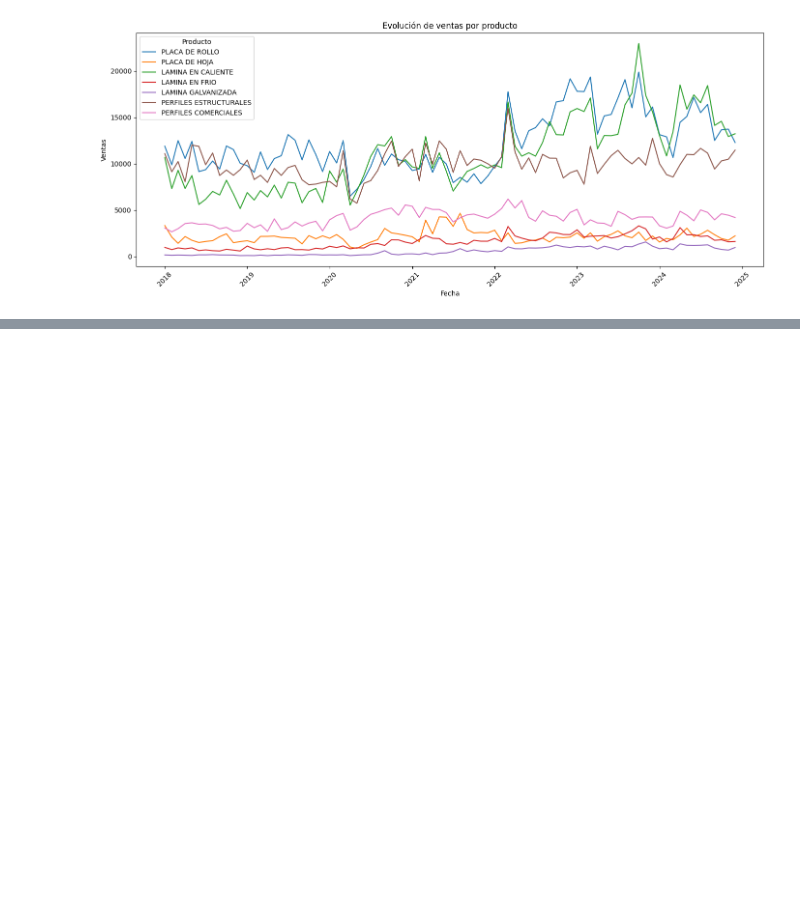
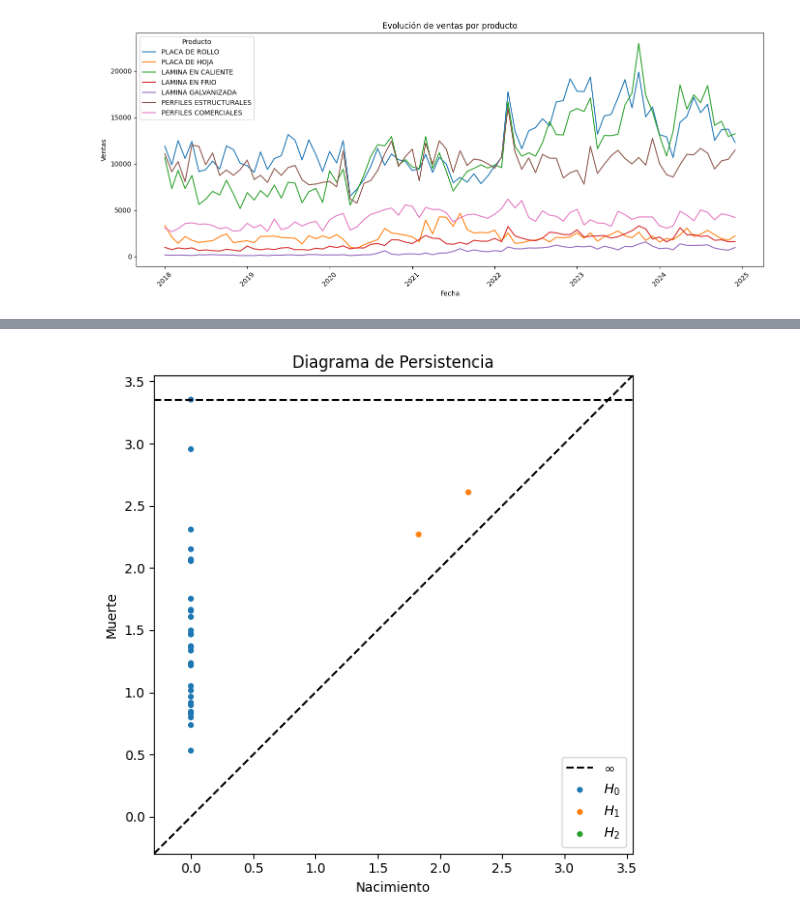
Before and after one commit to DarioAcosta24/School_002_ProyectoTopo, a Jupyter notebook: SituaciónProblema/main.ipynb, the cells around one changed output, grey strips where cells are left out. Saved outputs shown, nothing was run; the diff lists cells and outputs as text; code cells hidden in the pictures; blank space fills up the shorter version.

```diff
--- a/SituaciónProblema/main.ipynb
+++ b/SituaciónProblema/main.ipynb
@@ -200,0 +254,5 @@ plt.show()
+# %%
+df["cluster"] = labels
+numeric_cols = df.select_dtypes(include='number').columns
+resumen_clusters = df.groupby("cluster")[numeric_cols].mean()
+print(resumen_clusters)
@@ -200,0 +381,24 @@ plt.show()
+# %%
+# Escalar los datos
+X = df[features].dropna()
+scaler = StandardScaler()
+X_scaled = scaler.fit_transform(X)
+
+# Calcular homología persistente
+diagrams = ripser(X_scaled, maxdim=2)['dgms']
+
+# Graficar diagrama con línea diagonal roja
+plt.figure(figsize=(10, 6))
+plot_diagrams(diagrams, lifetime=False, show=False)
+
+# Añadir línea roja (diagonal)
+max_val = np.max([d[:, 1].max() if len(d) > 0 else 0 for d in diagrams])
+
+plt.title("Diagrama de Persistencia")
+plt.xlabel("Nacimiento")
+plt.ylabel("Muerte")
+plt.legend()
+plt.tight_layout()
+plt.show()
+# %% [output]
+[figure, added]
```
Also changed, not shown: parts of 13 cells of this notebook.
